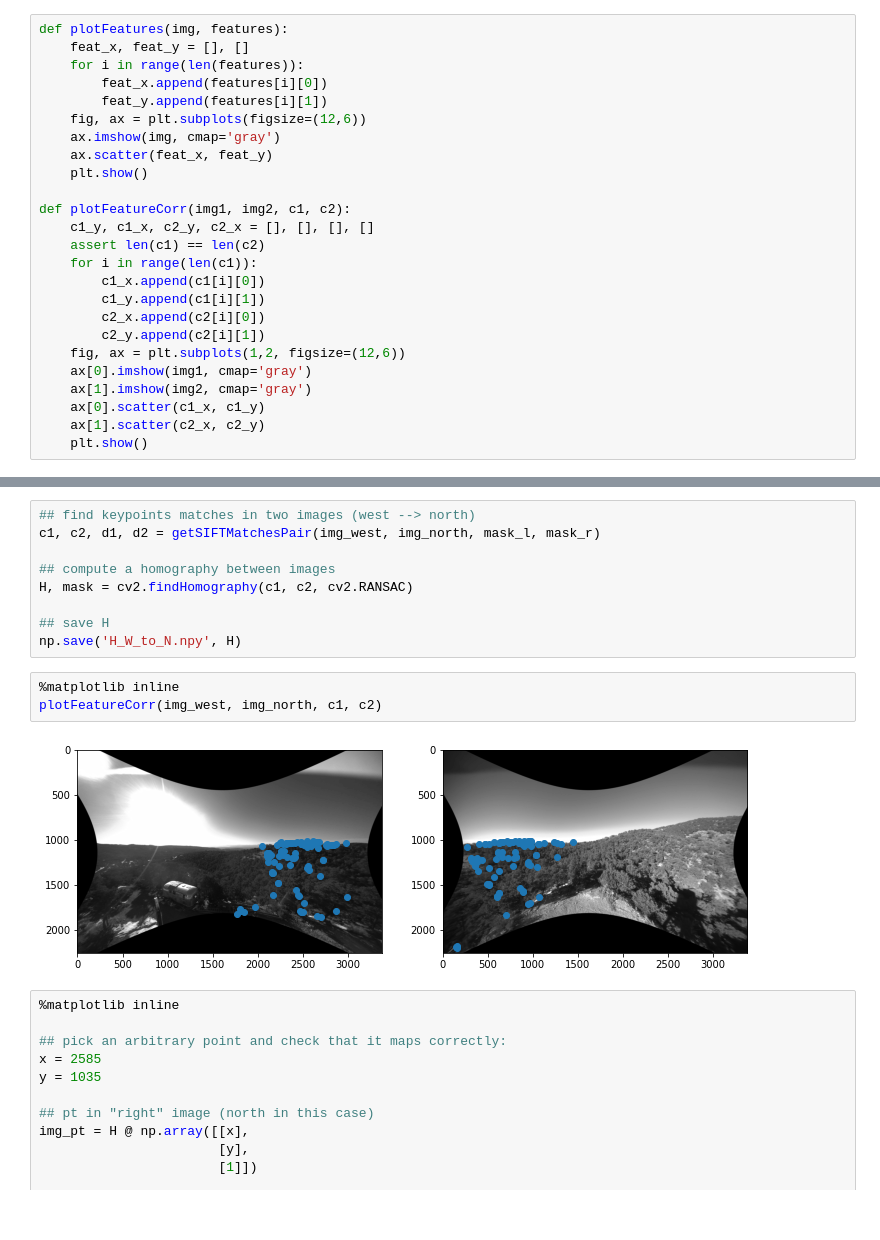
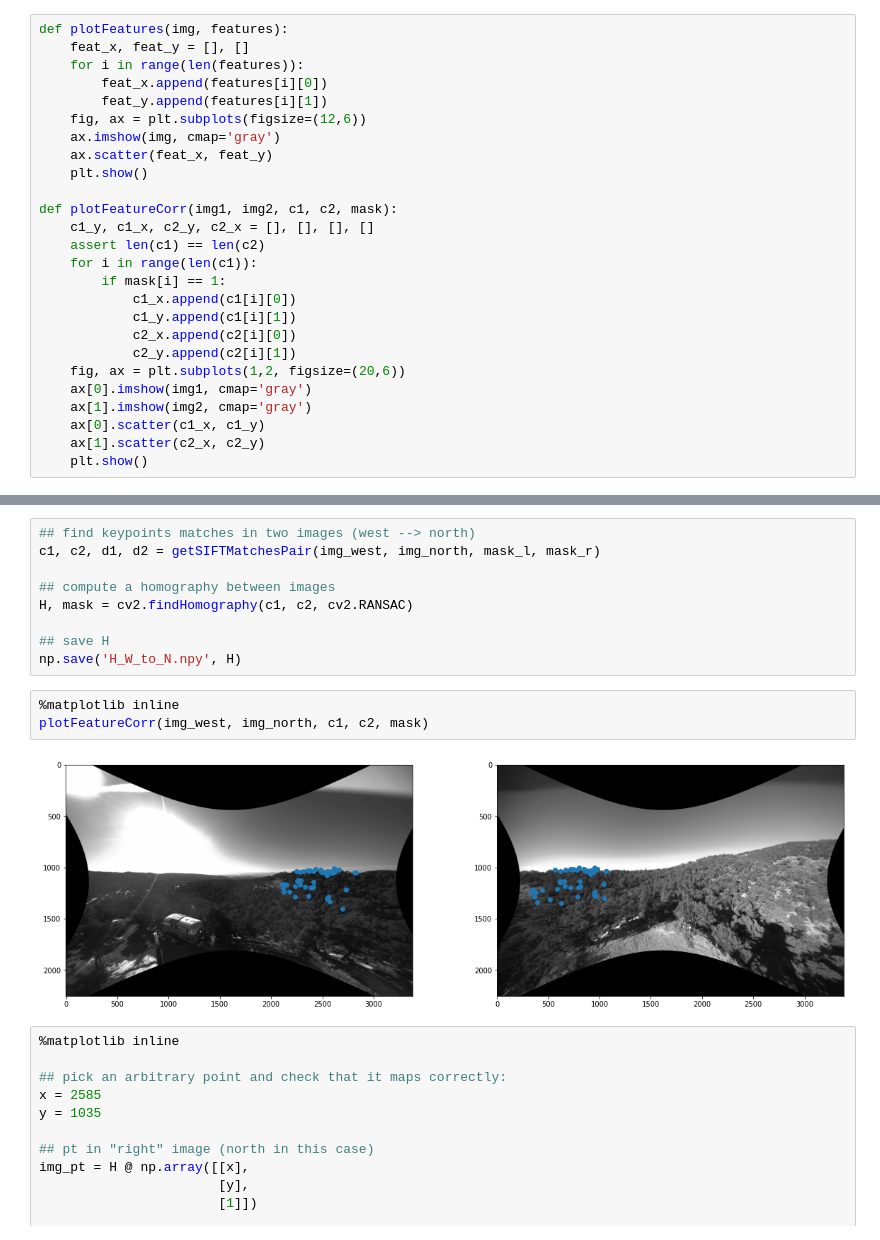
Before and after one commit to inealey/cse273_project, a Jupyter notebook: calibration/calibrate.ipynb, the cells around one changed output, grey strips where cells are left out. Cells and saved outputs as stored; diff of their text form.

```diff
--- a/calibration/calibrate.ipynb
+++ b/calibration/calibrate.ipynb
@@ -163,15 +163,16 @@ def plotFeatures(img, features):
     ax.scatter(feat_x, feat_y)
     plt.show()
 
-def plotFeatureCorr(img1, img2, c1, c2):
+def plotFeatureCorr(img1, img2, c1, c2, mask):
     c1_y, c1_x, c2_y, c2_x = [], [], [], []
     assert len(c1) == len(c2)
     for i in range(len(c1)):
-        c1_x.append(c1[i][0])
-        c1_y.append(c1[i][1])
-        c2_x.append(c2[i][0])
-        c2_y.append(c2[i][1])
-    fig, ax = plt.subplots(1,2, figsize=(12,6))
+        if mask[i] == 1:
+            c1_x.append(c1[i][0])
+            c1_y.append(c1[i][1])
+            c2_x.append(c2[i][0])
+            c2_y.append(c2[i][1])
+    fig, ax = plt.subplots(1,2, figsize=(20,6))
     ax[0].imshow(img1, cmap='gray')
     ax[1].imshow(img2, cmap='gray')
     ax[0].scatter(c1_x, c1_y)
@@ -212,9 +213,9 @@ H, mask = cv2.findHomography(c1, c2, cv2.RANSAC)
 np.save('H_W_to_N.npy', H)
 # %%
 %matplotlib inline
-plotFeatureCorr(img_west, img_north, c1, c2)
+plotFeatureCorr(img_west, img_north, c1, c2, mask)
 # %% [output]
-[figure, old version]
+[figure, new version]
 # %%
 %matplotlib inline
 
```
Also changed, not shown: parts of 6 cells of this notebook, 1 other file.
